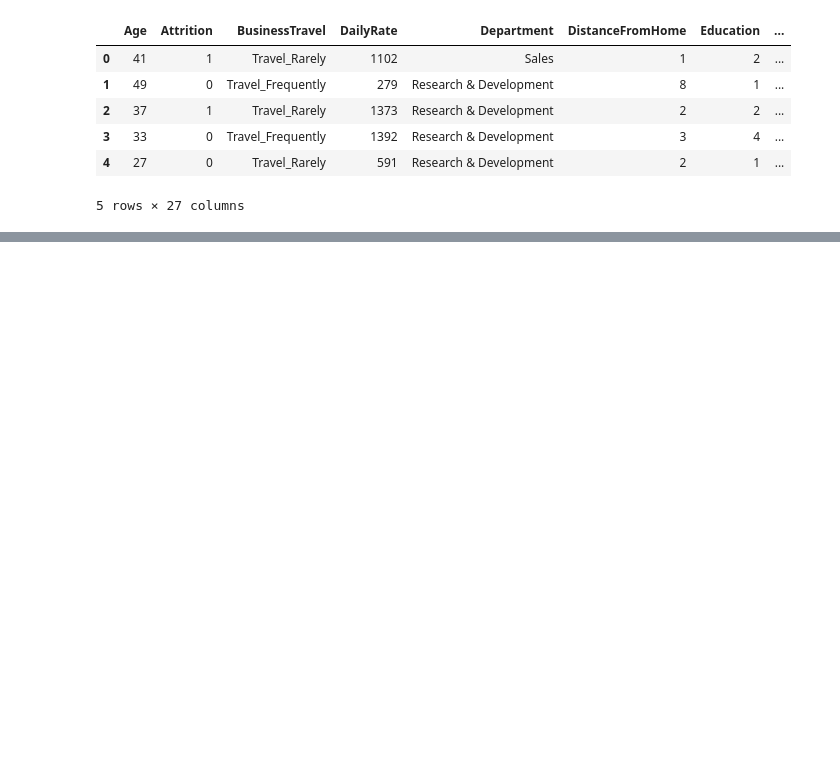
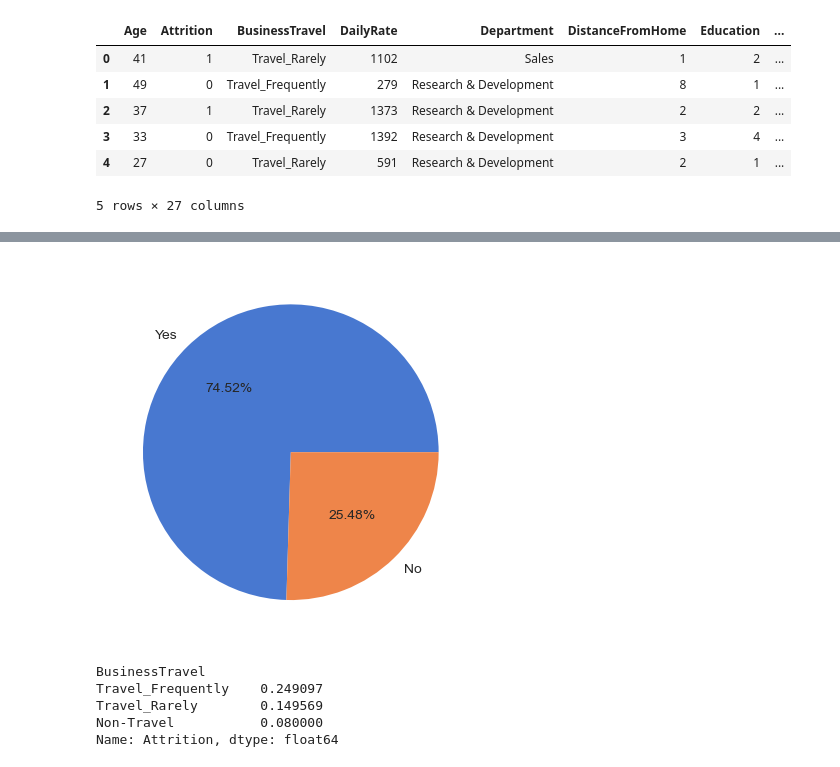
Before and after one commit to marcpalumbo/Great_Resignation_Analysis, a Jupyter notebook: Attrition_Visualization.ipynb, the cells around one changed output, grey strips where cells are left out. Drawn from its saved outputs; the diff is of its cells as text; code cells hidden in the pictures; blank space fills up the shorter version.

```diff
--- a/Attrition_Visualization.ipynb
+++ b/Attrition_Visualization.ipynb
@@ -115,0 +137,17 @@ fig.set_size_inches(10,10)
+# %%
+#Overtime contributes to attrition
+exp_val=[0.305288,0.104364]
+exp_label=['Yes','No']
+palette_color = sns.color_palette('muted')
+plt.pie(exp_val,labels=exp_label,radius=1,colors=palette_color,autopct='%0.2f%%');
+# %% [output]
+[figure, added]
+# %%
+# Attrition Pie Chart by Travel Frequency
+df.groupby('BusinessTravel')['Attrition'].agg(np.mean).sort_values(ascending=False)
+# %% [output]
+BusinessTravel
+Travel_Frequently    0.249097
+Travel_Rarely        0.149569
+Non-Travel           0.080000
+Name: Attrition, dtype: float64
```
Also changed, not shown: parts of 9 cells of this notebook.
